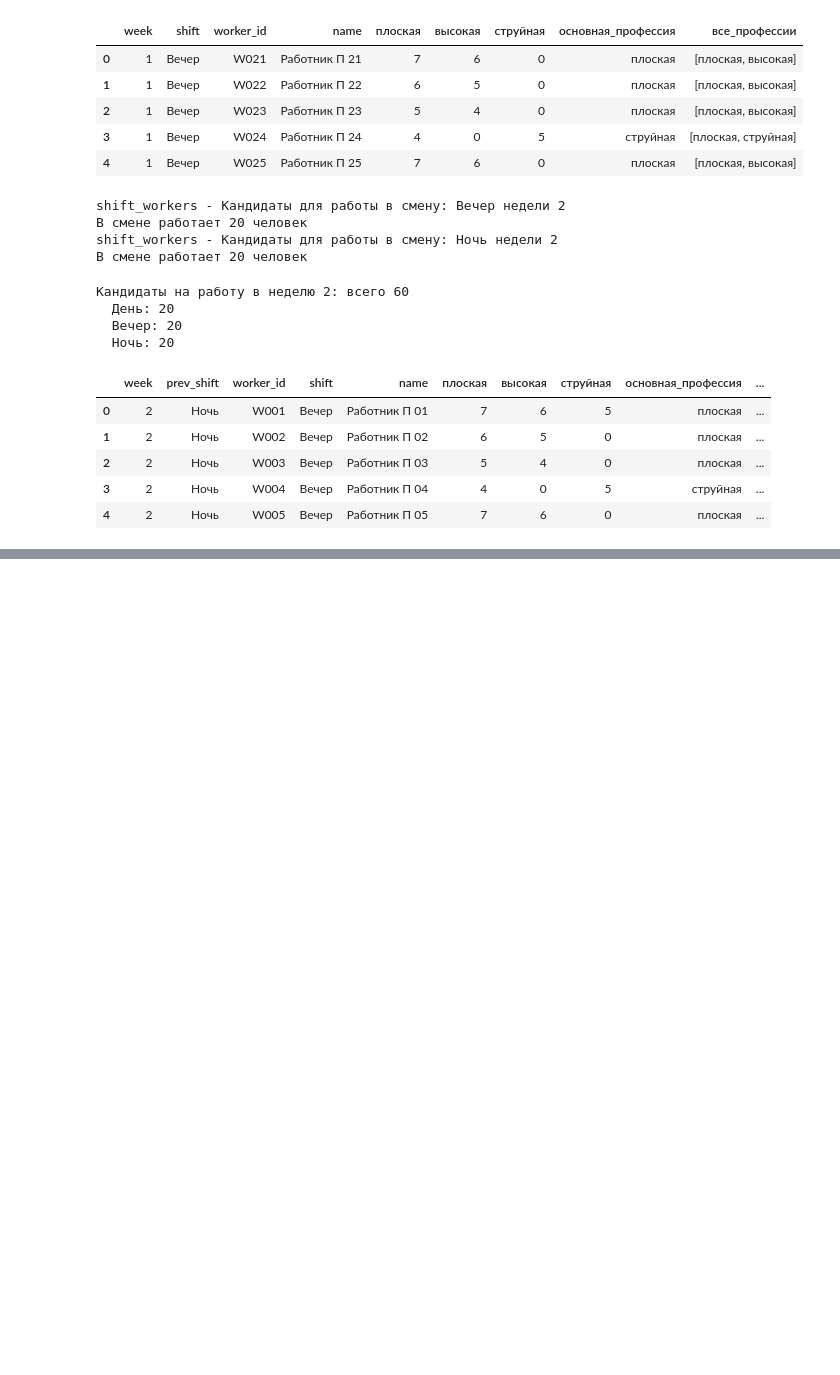
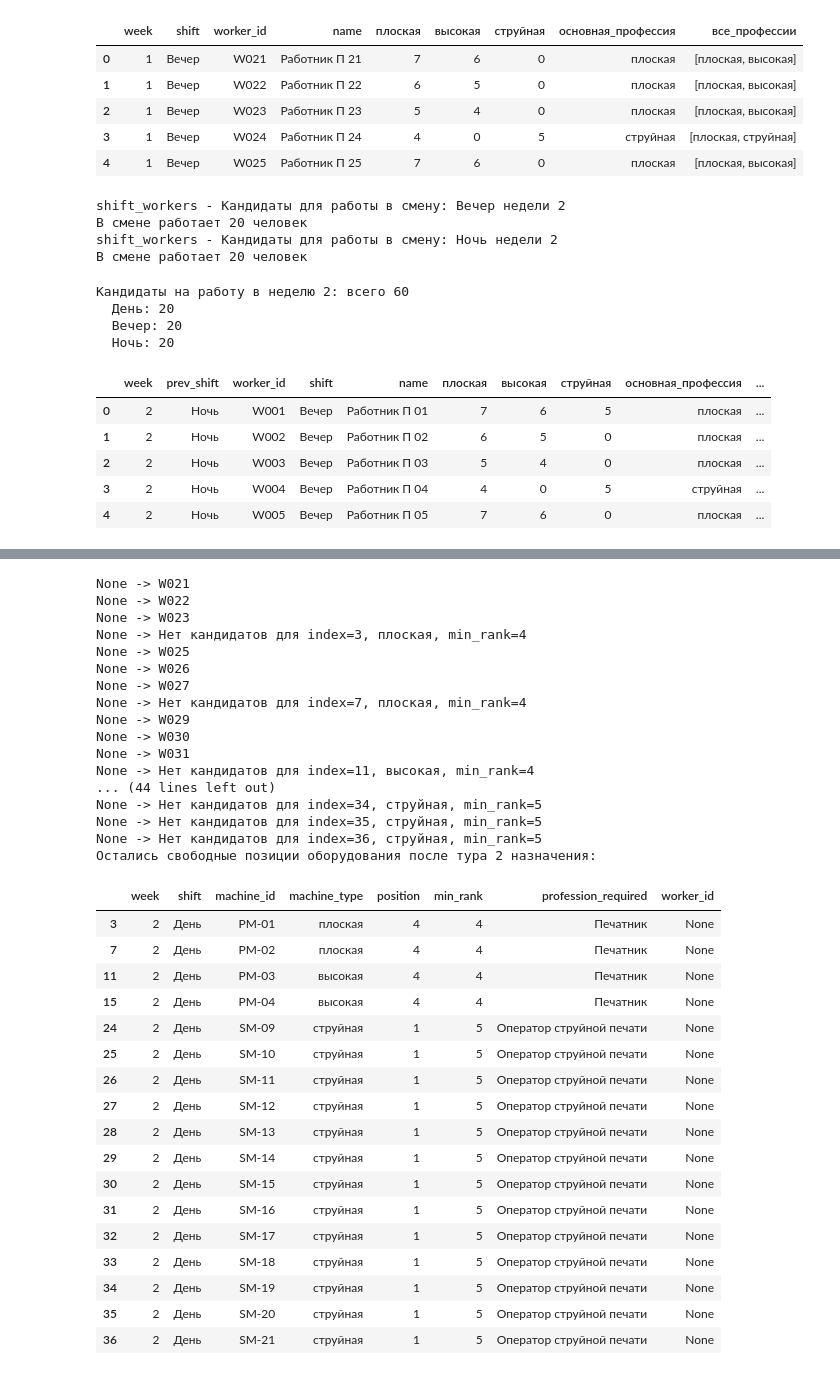
Before and after one commit to emikoff/shift_generator, a Jupyter notebook: Gen_V2.ipynb, the cells around one changed output, grey strips where cells are left out. Drawn from its saved outputs; the diff is of its cells as text; code cells hidden in the pictures; blank space fills up the shorter version.

```diff
--- a/Gen_V2.ipynb
+++ b/Gen_V2.ipynb
@@ -203,8 +203,9 @@ shift_equipment = f_shift_equipment(plan_long, target_shift)
 
 # Создаем расписание для каждой смены с пустыми позициями работников
 shift_equipment_day = f_shift_equipment(plan_long, 'День')
-shift_equipment_night = f_shift_equipment(plan_long, 'Вечер')
-shift_equipment_evening = f_shift_equipment(plan_long, 'Ночь')
+shift_equipment_evening = f_shift_equipment(plan_long, 'Вечер')
+shift_equipment_night = f_shift_equipment(plan_long, 'Ночь')
+
 
 display(shift_equipment_day.head())
 display(shift_equipment_night.head())
@@ -242,7 +243,7 @@ def candidat(s, profesion, min_rank, shift_name):
         candidates = shift_workers_all[
         (shift_workers_all["shift"] == shift_name)
         & (shift_workers_all["все_профессии"].apply(lambda x: profesion in x))
-        & (shift_workers_all[profesion] >= min_rank)
+        & (shift_workers_all[profesion] == min_rank)
         & (~shift_workers_all["worker_id"].isin(appointed))
             ]
     return candidates
@@ -280,7 +281,9 @@ def position_assignment(shift_equipment, s='ferst', shift_name = 'День'):
                 print(f"Нет кандидатов для index={index}, {profesion}, min_rank={min_rank}")
                 free_machin_positions.append(shift_equipment.loc[index])
         else:
-            print(row["worker_id"], "уже назначен")
+            # print(row["worker_id"], "уже назначен")
+            pass
+
 
     return pd.DataFrame(free_machin_positions), shift_equipment
 
@@ -411,14 +309,55 @@ if not free_machin_positions.empty:
-# %%
-# Пятый тур назначения - основная профессия, минимальный ранг, вечерняя смена
-if not free_machin_positions.empty:
-    print("Остались свободные позиции оборудования после пятого тура назначения:")
-    display(free_machin_positions)
-    free_machin_positions, shift_equ = position_assignment(free_machin_positions, 'ferst', 'Вечер')
-    shift_equipment_day = shift_equipment_day.combine_first(shift_equ)
-
-# Шестой тур назначения - все профессии, минимальный ранг, вечерняя смена
-if not free_machin_positions.empty:
-    print("Остались свободные позиции оборудования после шестого тура назначения:")
-    display(free_machin_positions)
-    free_machin_positions, shift_equ = position_assignment(free_machin_positions, 'second', 'Вечер')
-    shift_equipment_day = shift_equipment_day.combine_first(shift_equ)
+# %%
+default_tourse = [
+    ("ferst",  "День"),
+    ("second", "День"),
+    ("ferst",  "Ночь"),
+    ("second", "Ночь"),
+    ("ferst",  "Вечер"),
+    ("second", "Вечер"),
+]
+
+default_tourse_day = default_tourse.copy()
+default_tourse_evening = default_tourse[4:] + default_tourse[:4]
+default_tourse_night = default_tourse[2:] + default_tourse[:2]
+
+shift_equipment_day = run_assignment_for_shift(shift_equipment_day, default_tourse_day)
+shift_equipment_evening = run_assignment_for_shift(shift_equipment_evening, default_tourse_evening)
+shift_equipment_night = run_assignment_for_shift(shift_equipment_night, default_tourse_night)
+
+# shift_equipment_day
+# %% [output]
+None -> W021
+None -> W022
+None -> W023
+None -> Нет кандидатов для index=3, плоская, min_rank=4
+None -> W025
+None -> W026
+None -> W027
+None -> Нет кандидатов для index=7, плоская, min_rank=4
+None -> W029
+None -> W030
+None -> W031
+None -> Нет кандидатов для index=11, высокая, min_rank=4
+... (44 lines left out)
+None -> Нет кандидатов для index=34, струйная, min_rank=5
+None -> Нет кандидатов для index=35, струйная, min_rank=5
+None -> Нет кандидатов для index=36, струйная, min_rank=5
+Остались свободные позиции оборудования после тура 2 назначения:
+|  | week | shift | machine_id | machine_type | position | min_rank | profession_required | worker_id |
+| 3 | 2 | День | PM-01 | плоская | 4 | 4 | Печатник | None |
+| 7 | 2 | День | PM-02 | плоская | 4 | 4 | Печатник | None |
+| 11 | 2 | День | PM-03 | высокая | 4 | 4 | Печатник | None |
+| 15 | 2 | День | PM-04 | высокая | 4 | 4 | Печатник | None |
+| 24 | 2 | День | SM-09 | струйная | 1 | 5 | Оператор струйной печати | None |
+| 25 | 2 | День | SM-10 | струйная | 1 | 5 | Оператор струйной печати | None |
+| 26 | 2 | День | SM-11 | струйная | 1 | 5 | Оператор струйной печати | None |
+| 27 | 2 | День | SM-12 | струйная | 1 | 5 | Оператор струйной печати | None |
+| 28 | 2 | День | SM-13 | струйная | 1 | 5 | Оператор струйной печати | None |
+| 29 | 2 | День | SM-14 | струйная | 1 | 5 | Оператор струйной печати | None |
+| 30 | 2 | День | SM-15 | струйная | 1 | 5 | Оператор струйной печати | None |
+| 31 | 2 | День | SM-16 | струйная | 1 | 5 | Оператор струйной печати | None |
+| 32 | 2 | День | SM-17 | струйная | 1 | 5 | Оператор струйной печати | None |
+| 33 | 2 | День | SM-18 | струйная | 1 | 5 | Оператор струйной печати | None |
+| 34 | 2 | День | SM-19 | струйная | 1 | 5 | Оператор струйной печати | None |
+| 35 | 2 | День | SM-20 | струйная | 1 | 5 | Оператор струйной печати | None |
+| 36 | 2 | День | SM-21 | струйная | 1 | 5 | Оператор струйной печати | None |
```
Also changed, not shown: parts of 14 cells of this notebook.
